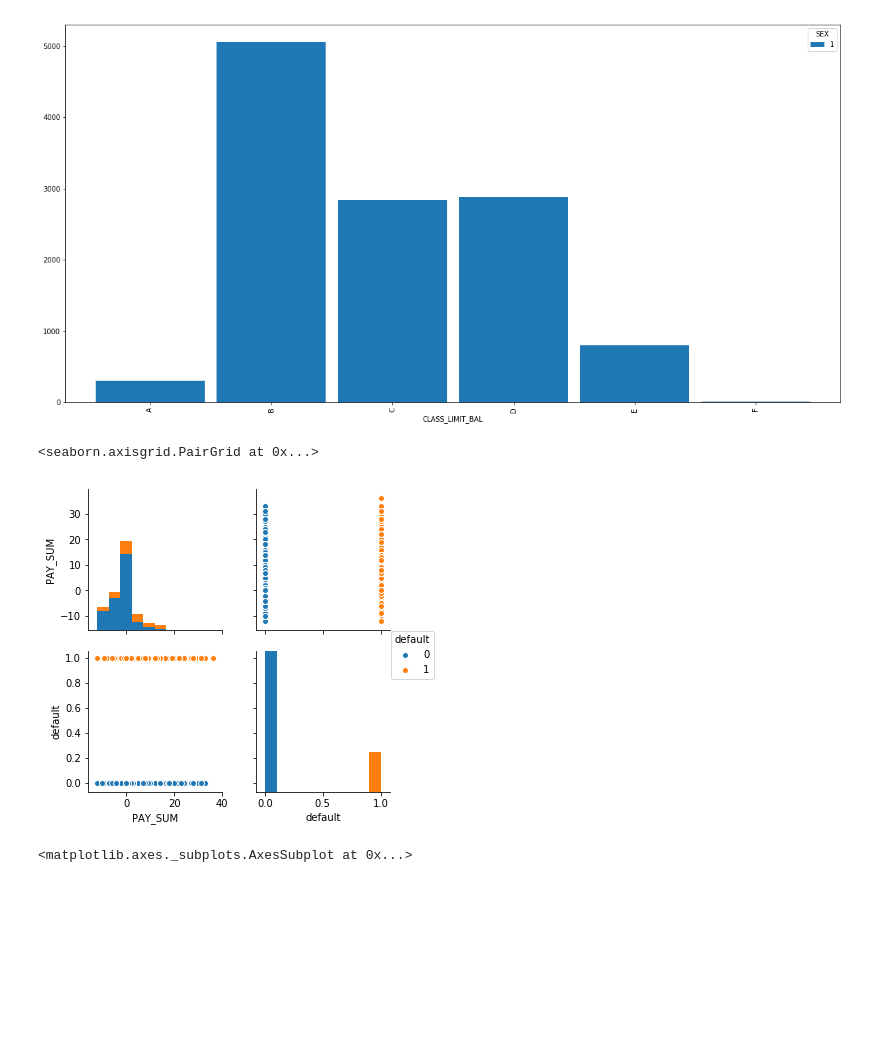
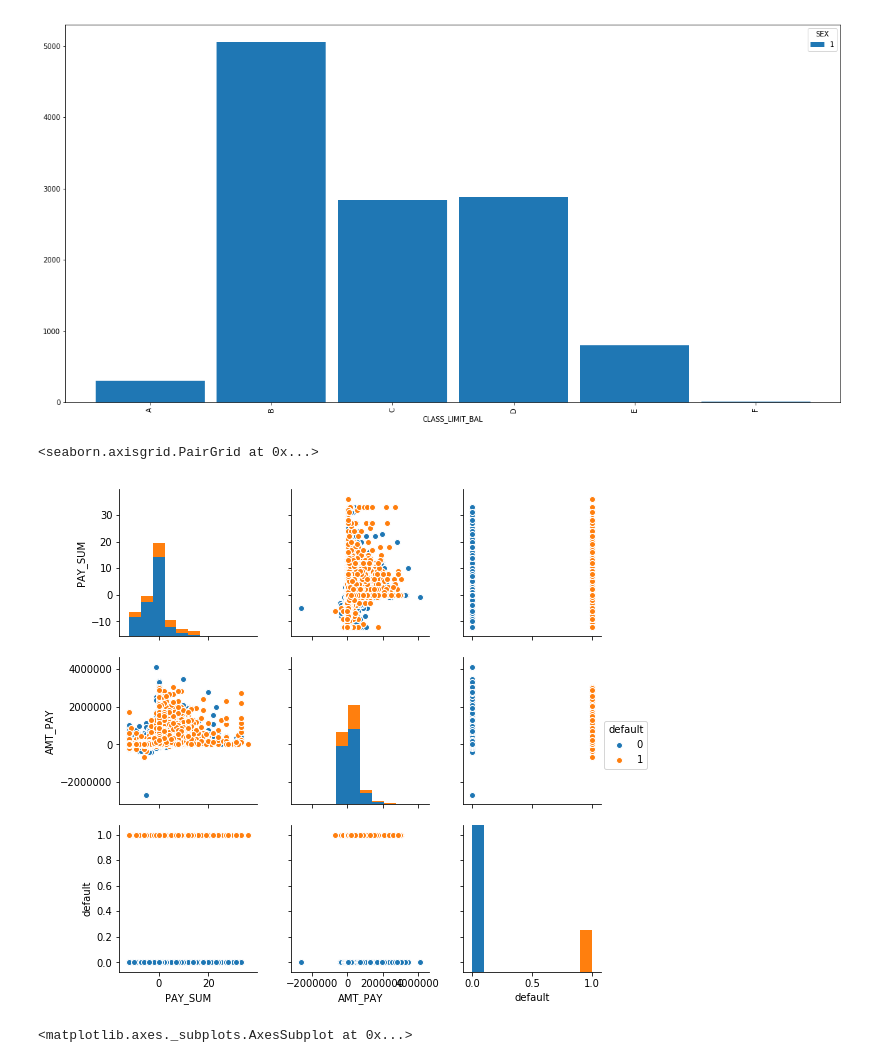
Before and after one commit to ProSerg/SkillFactory, a Jupyter notebook: ML/sfml/hw_01/hw1-task.ipynb, the cells around one changed output. Cells and saved outputs as stored; diff of their text form; code cells hidden in the pictures; blank space fills up the shorter version.

```diff
--- a/ML/sfml/hw_01/hw1-task.ipynb
+++ b/ML/sfml/hw_01/hw1-task.ipynb
@@ -152,3 +152,9 @@ df['CLASS_LIMIT_BAL'] = df['LIMIT_BAL'].map(
         "F"
 
 )
+# %%
+#
+# BILL_AMT - выставленный счёт считаем сумму  из неё вычитаем сумму полученых платежей
+df['AMT_SUM'] = df[['BILL_AMT1', 'BILL_AMT2', 'BILL_AMT3', 'BILL_AMT4', 'BILL_AMT5', 'BILL_AMT6']].sum(axis=1) -\
+df[['PAY_AMT1', 'PAY_AMT2', 'PAY_AMT3', 'PAY_AMT4', 'PAY_AMT5', 'PAY_AMT6']].sum(axis=1)
+df['AMT_PAY'].head()
@@ -287,18 +301,18 @@ new_df = df.rename(index=str, columns={"default payment next month": "default" }
 # %%
 # (10) построить большой график (подсказка - используя seaborn) для построения завимисости всех возможных пар параметров
 # разным цветом выделить разные значение "default payment next month"
 # (но так как столбцов много - картинка может получиться "монструозной")
 # (поэкспериментируйте над тем как построить подобное сравнение параметров)
 # (подсказка - ответ может состоять из несколькольких графиков)
 # (если не выйдет - программа минимум - построить один график со всеми параметрами)
 import seaborn
 # cols = ['LIMIT_BAL','MARRIAGE', 'EDUCATION','SEX', 'default']
-cols = ['PAY_SUM' , 'default']
+cols = ['PAY_SUM' , 'AMT_PAY', 'default']
 seaborn.pairplot(new_df[cols], hue='default')
 #TODO
 # %% [output]
 <seaborn.axisgrid.PairGrid at 0x...>
-[figure, old version]
+[figure, new version]
 # %%
 sns.distplot(df["AGE"])
 # %% [output]
```
Also changed, not shown: parts of 2 cells of this notebook.
